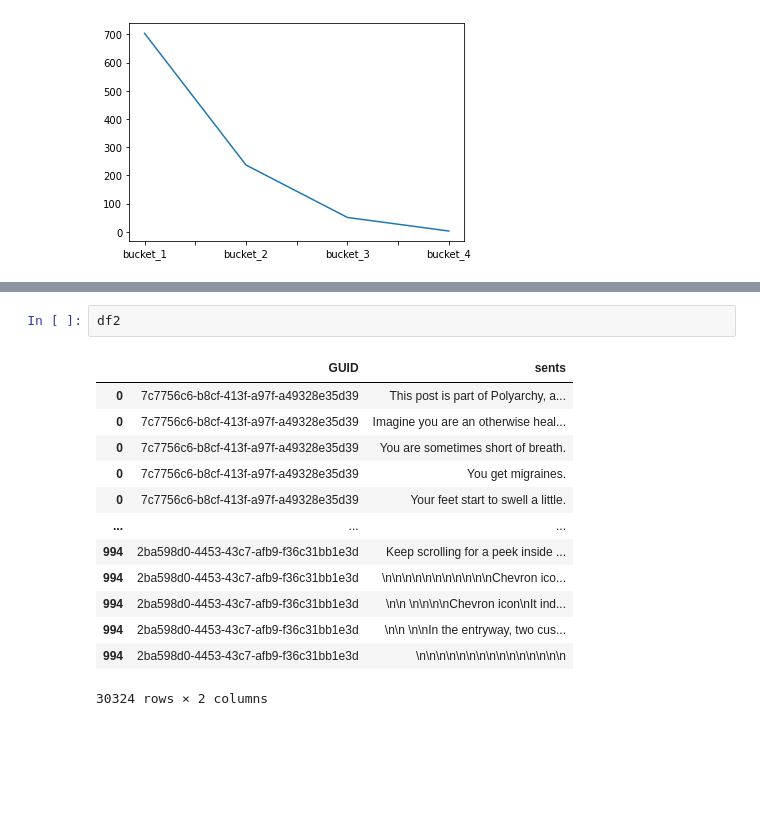
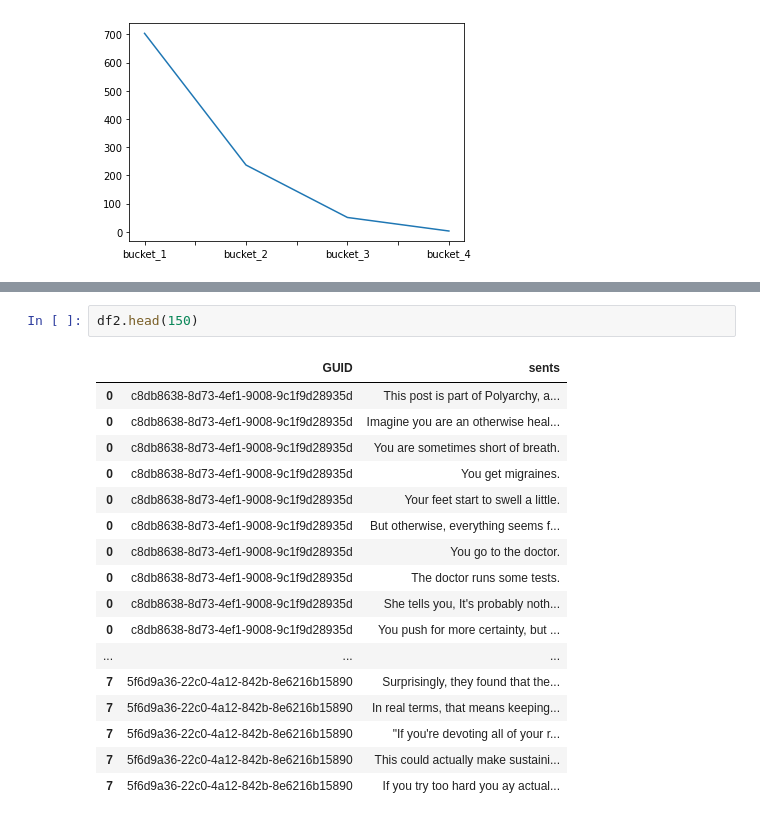
Before and after one commit to DecafSunrise/Hollandaise, a Jupyter notebook: jenks test, explode sentence tokenized.ipynb, the cells around one changed output, grey strips where cells are left out. Saved outputs shown, nothing was run; the diff lists cells and outputs as text; blank space fills up the shorter version.

```diff
--- a/jenks test, explode sentence tokenized.ipynb
+++ b/jenks test, explode sentence tokenized.ipynb
@@ -138,16 +122,20 @@ df2["GUID"].value_counts().plot()
 # %%
-df2
+df2.head(150)
 # %% [output]
 |  | GUID | sents |
-| 0 | 7c7756c6-b8cf-413f-a97f-a49328e35d39 | This post is part of Polyarchy, a... |
-| 0 | 7c7756c6-b8cf-413f-a97f-a49328e35d39 | Imagine you are an otherwise heal... |
-| 0 | 7c7756c6-b8cf-413f-a97f-a49328e35d39 | You are sometimes short of breath. |
-| 0 | 7c7756c6-b8cf-413f-a97f-a49328e35d39 | You get migraines. |
-| 0 | 7c7756c6-b8cf-413f-a97f-a49328e35d39 | Your feet start to swell a little. |
+| 0 | c8db8638-8d73-4ef1-9008-9c1f9d28935d | This post is part of Polyarchy, a... |
+| 0 | c8db8638-8d73-4ef1-9008-9c1f9d28935d | Imagine you are an otherwise heal... |
+| 0 | c8db8638-8d73-4ef1-9008-9c1f9d28935d | You are sometimes short of breath. |
+| 0 | c8db8638-8d73-4ef1-9008-9c1f9d28935d | You get migraines. |
+| 0 | c8db8638-8d73-4ef1-9008-9c1f9d28935d | Your feet start to swell a little. |
+| 0 | c8db8638-8d73-4ef1-9008-9c1f9d28935d | But otherwise, everything seems f... |
+| 0 | c8db8638-8d73-4ef1-9008-9c1f9d28935d | You go to the doctor. |
+| 0 | c8db8638-8d73-4ef1-9008-9c1f9d28935d | The doctor runs some tests. |
+| 0 | c8db8638-8d73-4ef1-9008-9c1f9d28935d | She tells you, It's probably noth... |
+| 0 | c8db8638-8d73-4ef1-9008-9c1f9d28935d | You push for more certainty, but ... |
 | ... | ... | ... |
-| 994 | 2ba598d0-4453-43c7-afb9-f36c31bb1e3d | Keep scrolling for a peek inside ... |
-| 994 | 2ba598d0-4453-43c7-afb9-f36c31bb1e3d | \n\n\n\n\n\n\n\n\n\n\nChevron ico... |
-| 994 | 2ba598d0-4453-43c7-afb9-f36c31bb1e3d | \n\n \n\n\n\nChevron icon\nIt ind... |
-| 994 | 2ba598d0-4453-43c7-afb9-f36c31bb1e3d | \n\n \n\nIn the entryway, two cus... |
-| 994 | 2ba598d0-4453-43c7-afb9-f36c31bb1e3d | \n\n\n\n\n\n\n\n\n\n\n\n\n\n\n |
+| 7 | 5f6d9a36-22c0-4a12-842b-8e6216b15890 | Surprisingly, they found that the... |
+| 7 | 5f6d9a36-22c0-4a12-842b-8e6216b15890 | In real terms, that means keeping... |
+| 7 | 5f6d9a36-22c0-4a12-842b-8e6216b15890 | "If you're devoting all of your r... |
+| 7 | 5f6d9a36-22c0-4a12-842b-8e6216b15890 | This could actually make sustaini... |
+| 7 | 5f6d9a36-22c0-4a12-842b-8e6216b15890 | If you try too hard you ay actual... |
-30324 rows × 2 columns
```
Also changed, not shown: parts of 4 cells of this notebook, 1 other file.
